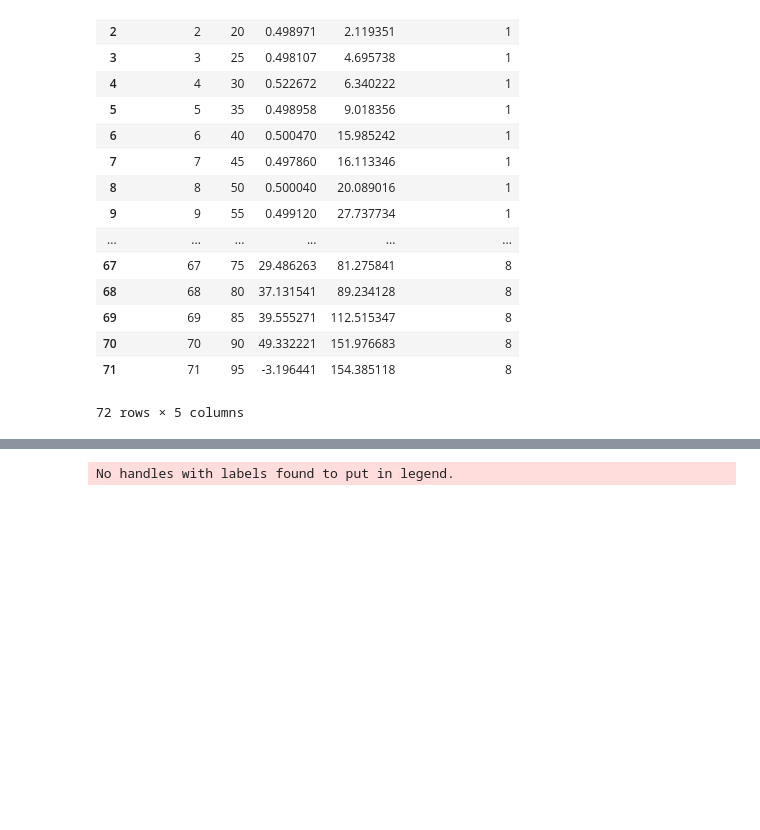
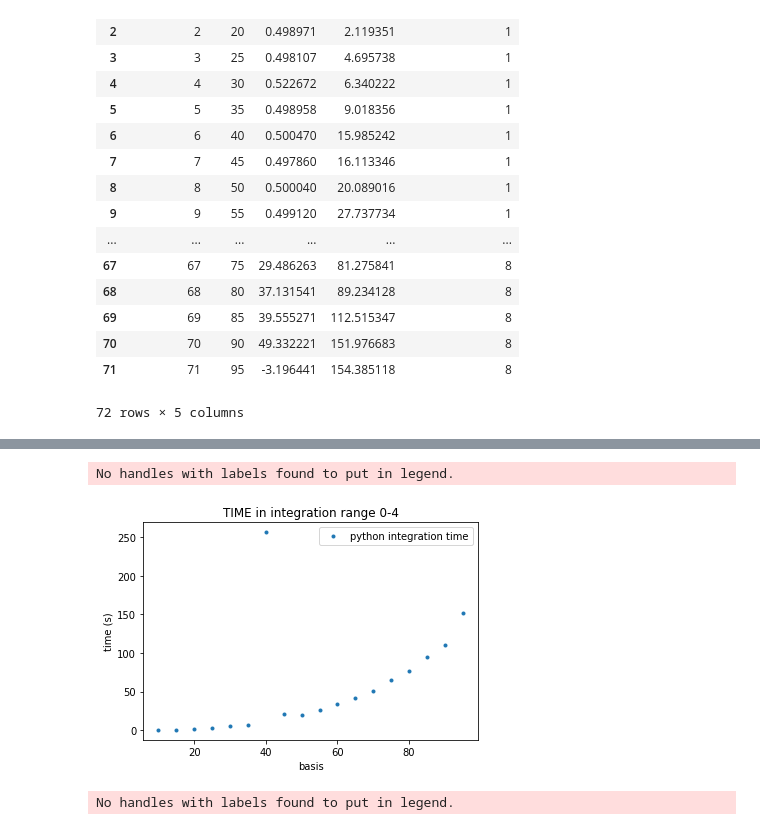
Before and after one commit to margres/Master-thesis, a Jupyter notebook: plot_levin.ipynb, the cells around one changed output, grey strips where cells are left out. Drawn from its saved outputs; the diff is of its cells as text; code cells hidden in the pictures; blank space fills up the shorter version.

```diff
--- a/plot_levin.ipynb
+++ b/plot_levin.ipynb
@@ -70,3 +84,10 @@ No handles with labels found to put in legend.
+# %%
+create_plots('basis','time (s)','TIME in integration range 0-4')
+subplot(df[18:18*2].basis,df[18:18*2].time,label='python integration time')
+plt.savefig('time_integration_range_04.png')
+# %% [output]
+No handles with labels found to put in legend.
+[figure, added]
 # %%
 #17.2
 create_plots('basis','result','integration range 0-6')
```
Also changed, not shown: parts of 4 cells of this notebook, 9 other files.
